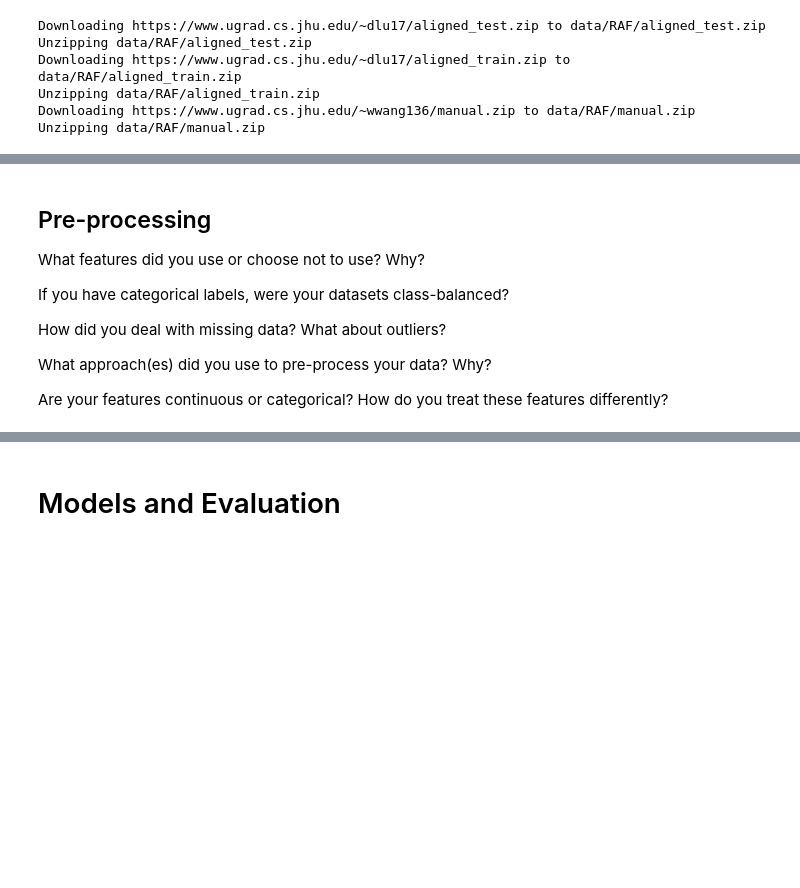
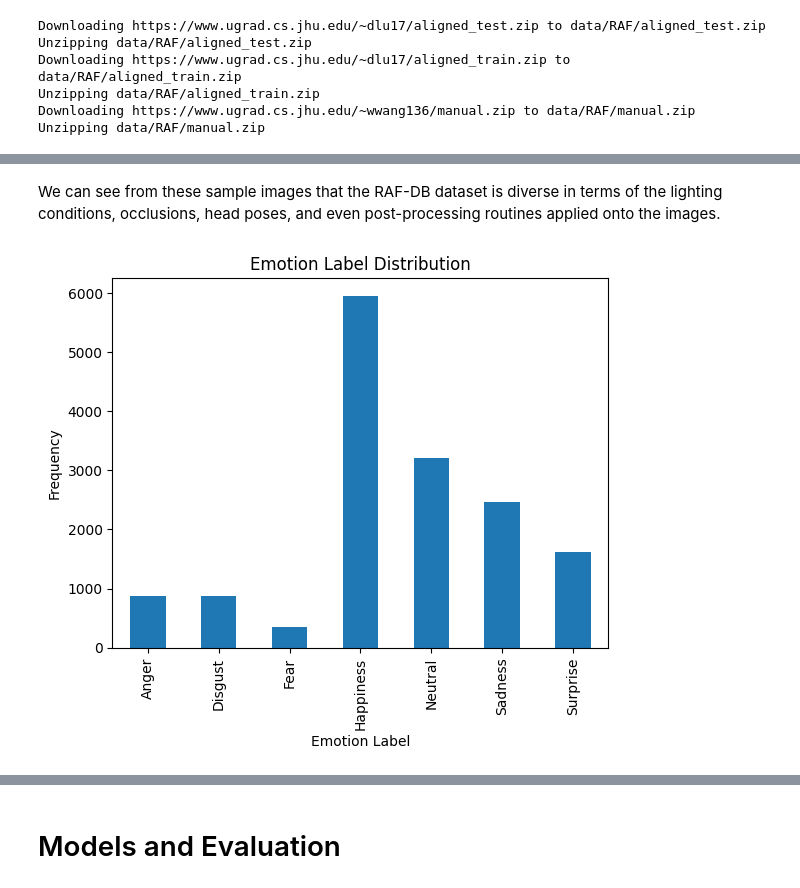
Before and after one commit to Lu-David/frowning-bias, a Jupyter notebook: Final_Project_Submission.ipynb, the cells around one changed output, grey strips where cells are left out. Drawn from its saved outputs; the diff is of its cells as text; code cells hidden in the pictures; blank space fills up the shorter version.

```diff
--- a/Final_Project_Submission.ipynb
+++ b/Final_Project_Submission.ipynb
@@ -190,12 +177,0 @@ for i in range(len(samples)):
-# %% [markdown]
-## Pre-processing
-
-What features did you use or choose not to use? Why?
-
-If you have categorical labels, were your datasets class-balanced?
-
-How did you deal with missing data? What about outliers?
-
-What approach(es) did you use to pre-process your data? Why?
-
-Are your features continuous or categorical? How do you treat these features differently?
@@ -206,0 +178,12 @@ Are your features continuous or categorical? How do you treat these features dif
+# %% [markdown]
+We can see from these sample images that the RAF-DB dataset is diverse in terms of the lighting conditions, occlusions, head poses, and even post-processing routines applied onto the images.
+# %%
+# Distribution of emotion labels
+fig, ax = plt.subplots()
+ax.set_title("Emotion Label Distribution")
+ax.set_xlabel("Emotion Label")
+ax.set_ylabel("Frequency")
+df["EmotionLabel"].value_counts().sort_index().plot(ax=ax, kind='bar')
+plt.show()
+# %% [output]
+[figure, added]
```
Also changed, not shown: parts of 39 cells of this notebook.
